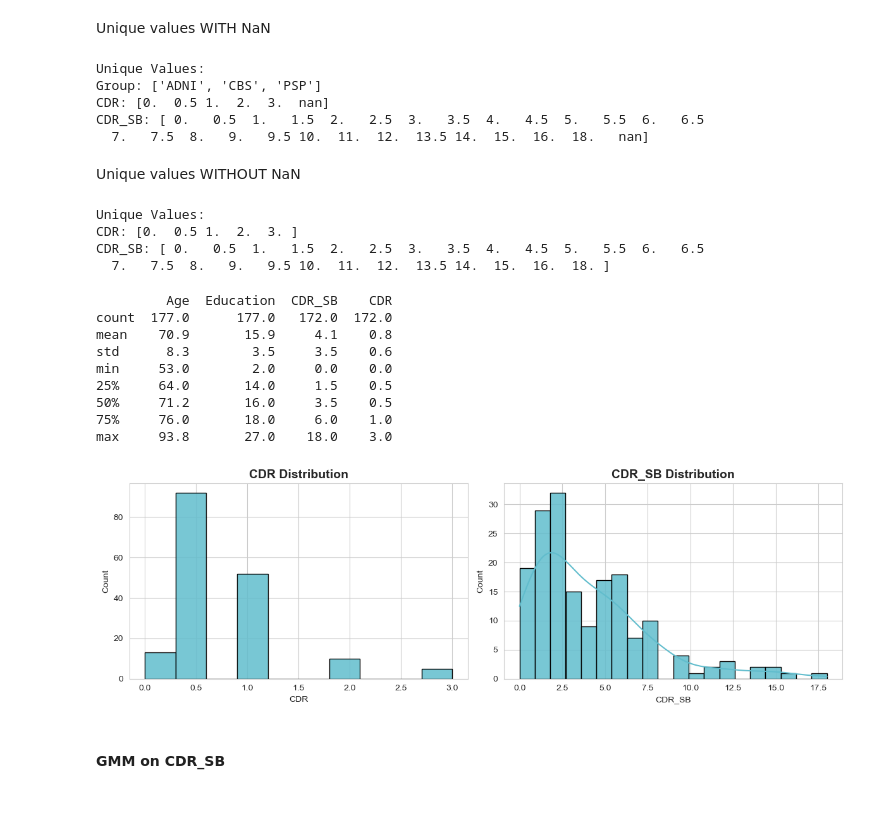
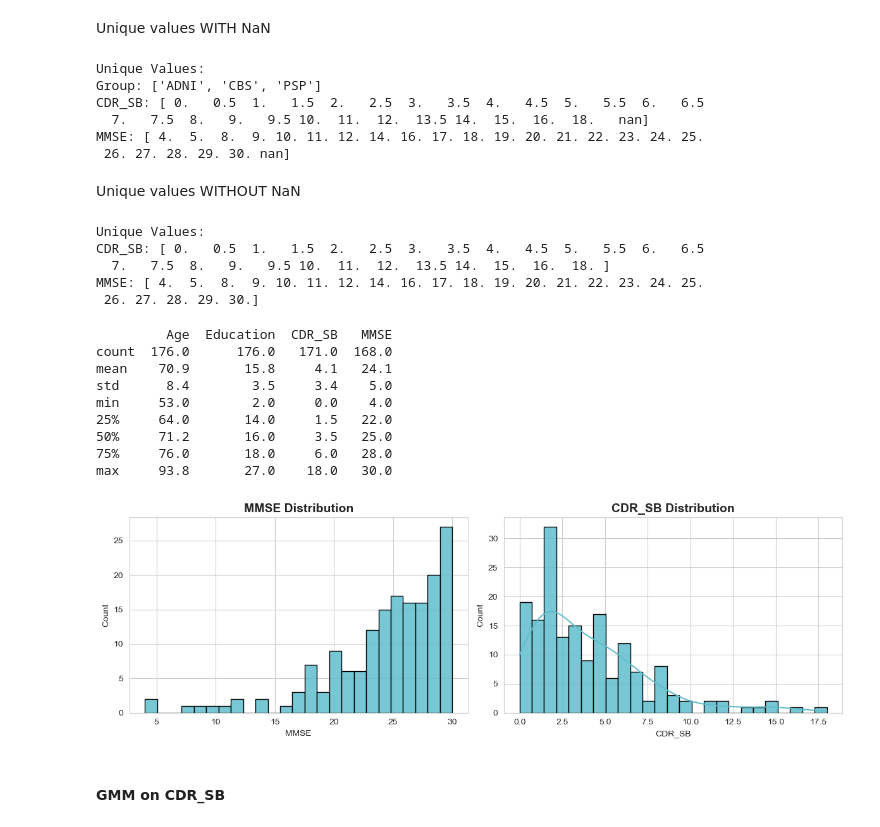
Before and after one commit to EmmaTosato/ANM_Verona, a Jupyter notebook: notebooks/AtrophyNetworkMapping.ipynb, the cells around one changed output. Saved outputs shown, nothing was run; the diff lists cells and outputs as text; code cells hidden in the pictures.

```diff
--- a/notebooks/AtrophyNetworkMapping.ipynb
+++ b/notebooks/AtrophyNetworkMapping.ipynb
@@ -48,5 +48,5 @@ dir_FCmaps_processed = '/Users/emmatosato/Documents/PhD/ANM_Verona/data/FCmaps_p
 dir_data_utils = "/Users/emmatosato/Documents/PhD/ANM_Verona/data_utils/"
 gm_mask_path = '/Users/emmatosato/Documents/PhD/ANM_Verona/utils/masks/GM_mask.nii'
 harvard_oxford_mask_path = '/Users/emmatosato/Documents/PhD/ANM_Verona/utils/masks/mask_GM.nii'
-atrophy_dataset_matches = '/Users/emmatosato/Documents/PhD/ANM_Verona/utils/metadata/metadata/atrophy_matched.xlsx'
-labels_csv = '/Users/emmatosato/Documents/PhD/ANM_Verona/data_utils'
+atrophy_dataset_matches = '/Users/emmatosato/Documents/PhD/ANM_Verona/utils/metadata/atrophy_matched.xlsx'
+cognitive_dataset ='/Users/emmatosato/Documents/PhD/ANM_Verona/utils/metadata/cognitive_dataset.xlsx'
@@ -185,7 +216,7 @@ The regressors:
 - CDR: same but smaller range
 # %%
 # Load the metadata and align to FC map order
-df_meta = pd.read_excel(atrophy_dataset_matches, sheet_name='dataset')
+df_meta = pd.read_excel(cognitive_dataset, sheet_name='Sheet1')
 df_meta['Age'] = df_meta['Age'].round(1)
 # %%
 df_meta.head(5)
@@ -199,6 +230,12 @@ df_meta.head(5)
 # %% [markdown]
 #### EDA on Labels
 # %%
-print("CONTROLS")
-print("Excel: ",df_meta.shape)
+print("Meta dataset BEFORE removing a subject")
+print(df_meta.shape)
+
+# Remove the subject with ID "4_S_5003"
+df_meta = df_meta[df_meta['ID'] != '4_S_5003'].reset_index(drop=True)
+
+print("Meta dataset AFTER removing a subject")
+print(df_meta.shape)
 # %% [output]
@@ -242,53 +286,55 @@ Unique values WITH NaN
 # %%
 print("\nUnique Values:")
 print("Group:", sorted(df_meta['Group'].unique()))
-print("CDR:", np.sort(df_meta['CDR'].unique()))
 print("CDR_SB:", np.sort(df_meta['CDR_SB'].unique()))
+print("MMSE:", np.sort(df_meta['MMSE'].unique()))
 # %% [output]
 Unique Values:
 Group: ['ADNI', 'CBS', 'PSP']
-CDR: [0.  0.5 1.  2.  3.  nan]
 CDR_SB: [ 0.   0.5  1.   1.5  2.   2.5  3.   3.5  4.   4.5  5.   5.5  6.   6.5
   7.   7.5  8.   9.   9.5 10.  11.  12.  13.5 14.  15.  16.  18.   nan]
+MMSE: [ 4.  5.  8.  9. 10. 11. 12. 14. 16. 17. 18. 19. 20. 21. 22. 23. 24. 25.
+ 26. 27. 28. 29. 30. nan]
 # %% [markdown]
 Unique values WITHOUT NaN
 # %%
-cdr_no_nan = df_meta['CDR'].dropna()
 cdr_sb_no_nan = df_meta['CDR_SB'].dropna()
+mmse_no_nan = df_meta['MMSE'].dropna()
 # %%
 print("\nUnique Values:")
-print("CDR:", np.sort(cdr_no_nan.unique()))
 print("CDR_SB:", np.sort(cdr_sb_no_nan.unique()))
+print("MMSE:", np.sort(mmse_no_nan.unique()))
 # %% [output]
 Unique Values:
-CDR: [0.  0.5 1.  2.  3. ]
 CDR_SB: [ 0.   0.5  1.   1.5  2.   2.5  3.   3.5  4.   4.5  5.   5.5  6.   6.5
   7.   7.5  8.   9.   9.5 10.  11.  12.  13.5 14.  15.  16.  18. ]
+MMSE: [ 4.  5.  8.  9. 10. 11. 12. 14. 16. 17. 18. 19. 20. 21. 22. 23. 24. 25.
+ 26. 27. 28. 29. 30.]
 # %%
 print(df_meta.select_dtypes(include='number').describe().round(1))
 # %% [output]
-         Age  Education  CDR_SB    CDR
-count  177.0      177.0   172.0  172.0
-mean    70.9       15.9     4.1    0.8
-std      8.3        3.5     3.5    0.6
-min     53.0        2.0     0.0    0.0
-25%     64.0       14.0     1.5    0.5
-50%     71.2       16.0     3.5    0.5
-75%     76.0       18.0     6.0    1.0
-max     93.8       27.0    18.0    3.0
+         Age  Education  CDR_SB   MMSE
+count  176.0      176.0   171.0  168.0
+mean    70.9       15.8     4.1   24.1
+std      8.4        3.5     3.4    5.0
+min     53.0        2.0     0.0    4.0
+25%     64.0       14.0     1.5   22.0
+50%     71.2       16.0     3.5   25.0
+75%     76.0       18.0     6.0   28.0
+max     93.8       27.0    18.0   30.0
 # %%
 fig, axes = plt.subplots(1, 2, figsize=(12, 4))
 
-sns.histplot(cdr_no_nan, bins=10, ax=axes[0], color='#61bdcd', edgecolor='black', alpha=0.85)
-axes[0].set_title("CDR Distribution", fontsize=14, weight='bold')
+sns.histplot(mmse_no_nan, bins=25, ax=axes[0], color='#61bdcd', edgecolor='black', alpha=0.85)
+axes[0].set_title("MMSE Distribution", fontsize=14, weight='bold')
 
-sns.histplot(cdr_sb_no_nan, bins=20, ax=axes[1], color='#61bdcd', edgecolor='black', alpha=0.85, kde=True)
+sns.histplot(cdr_sb_no_nan, bins=25, ax=axes[1], color='#61bdcd', edgecolor='black', alpha=0.85, kde=True)
 axes[1].set_title("CDR_SB Distribution", fontsize=14, weight='bold')
 
 plt.tight_layout()
 plt.show()
 # %% [output]
-[figure, old version]
+[figure, new version]
 # %% [markdown]
 #### GMM on CDR_SB
 # %% [markdown]
```
Also changed, not shown: parts of 69 cells of this notebook, 4 other files.
